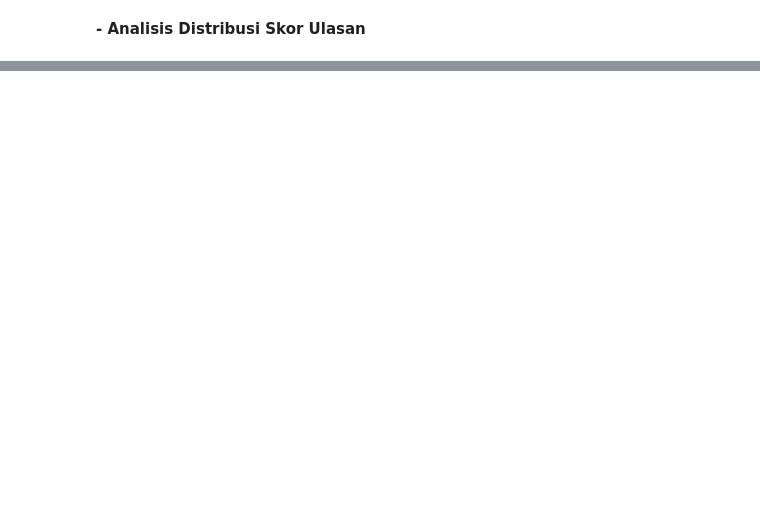
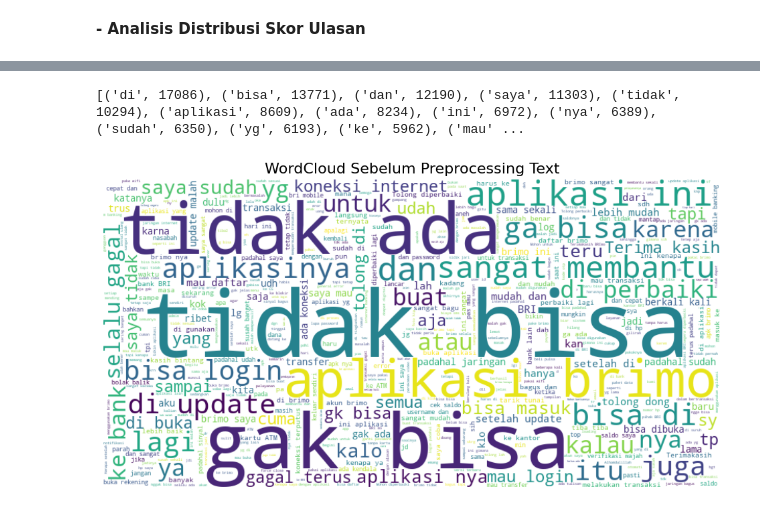
Before and after one commit to Chatarinaeva/analisis_sentikmen, a Jupyter notebook: Submission_Analisis_Sentimen_BRImo.ipynb, the cells around one changed output, grey strips where cells are left out. Drawn from its saved outputs; the diff is of its cells as text; code cells hidden in the pictures; blank space fills up the shorter version.

```diff
--- a/Submission_Analisis_Sentimen_BRImo.ipynb
+++ b/Submission_Analisis_Sentimen_BRImo.ipynb
@@ -325,0 +430,6 @@ Passing `palette` without assigning `hue` is deprecated and will be removed in v
+# %%
+
+frekuensi_kata = Counter(" ".join(filtered_df["content"]).split())
+print(frekuensi_kata.most_common(20))
+# %% [output]
+[('di', 17086), ('bisa', 13771), ('dan', 12190), ('saya', 11303), ('tidak', 10294), ('aplikasi', 8609), ('ada', 8234), ('ini', 6972), ('nya', 6389), ('sudah', 6350), ('yg', 6193), ('ke', 5962), ('mau' ...
@@ -325,0 +438,28 @@ Passing `palette` without assigning `hue` is deprecated and will be removed in v
+# %%
+# Isi NaN dengan string kosong untuk hindari error
+#filtered_df['content'] = filtered_df['content'].fillna('')
+
+# Menggabungkan seluruh isi ulasan
+teks_ulasan = ' '.join(filtered_df['content'].astype(str))
+
+# Menambahkan stopwords custom
+stop_kata = set(STOPWORDS)
+stop_kata.update(['https', 'RT', 'co', 'amp', '...'])
+
+# Membuat objek WordCloud
+cloud = WordCloud(
+    stopwords=stop_kata,
+    background_color="white",
+    max_words=500,
+    height=450,
+    width=900
+).generate(teks_ulasan)
+
+# Menampilkan WordCloud
+plt.figure(figsize=(12, 6))
+plt.imshow(cloud, interpolation='hamming')
+plt.axis('off')
+plt.title("WordCloud Sebelum Preprocessing Text", fontsize=16)
+plt.show()
+# %% [output]
+[figure, added]
```
Also changed, not shown: parts of 16 cells of this notebook.
